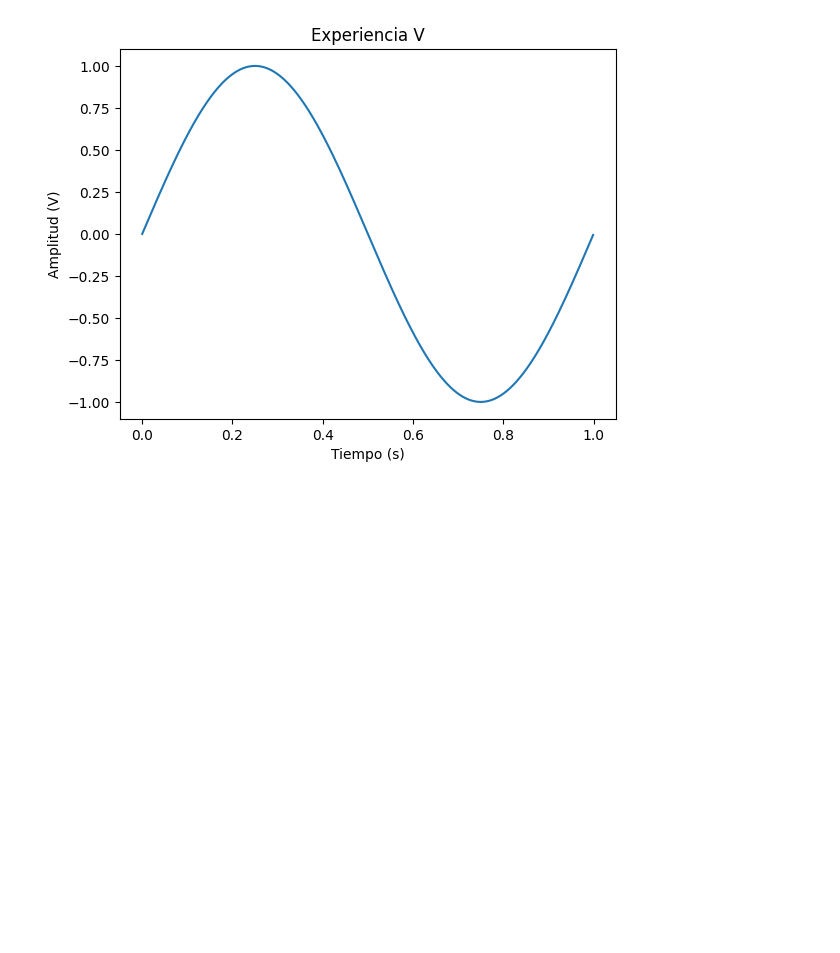
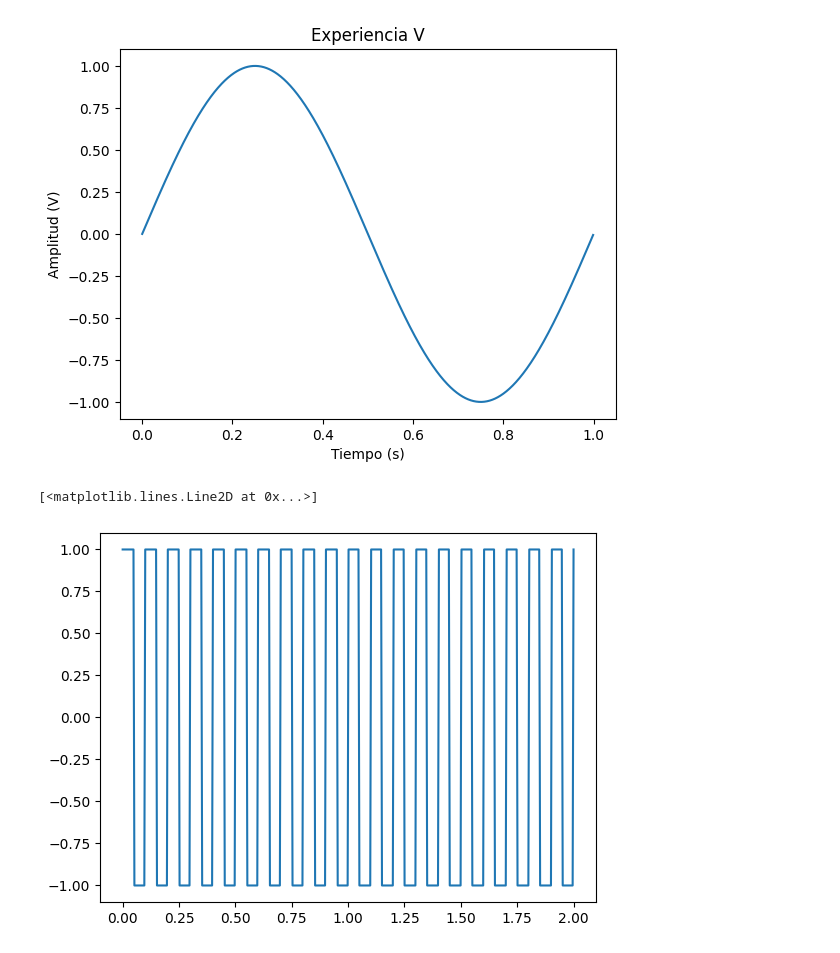
Before and after one commit to SofiaGerv/APS, a Jupyter notebook: TS1 SGervasi.ipynb, the cells around one changed output. Drawn from its saved outputs; the diff is of its cells as text; code cells hidden in the pictures; blank space fills up the shorter version.

```diff
--- a/TS1 SGervasi.ipynb
+++ b/TS1 SGervasi.ipynb
@@ -106,0 +110,9 @@ plt.plot(tt, xx)
+# %%
+import numpy as np
+from scipy import signal
+import matplotlib.pyplot as plt
+t = np.linspace(0, 2, 500)
+plt.plot(t, signal.square(2 * np.pi * 10 * t))
+# %% [output]
+[<matplotlib.lines.Line2D at 0x...>]
+[figure, added]
```
Also changed, not shown: parts of 1 cell of this notebook, 1 other file.
